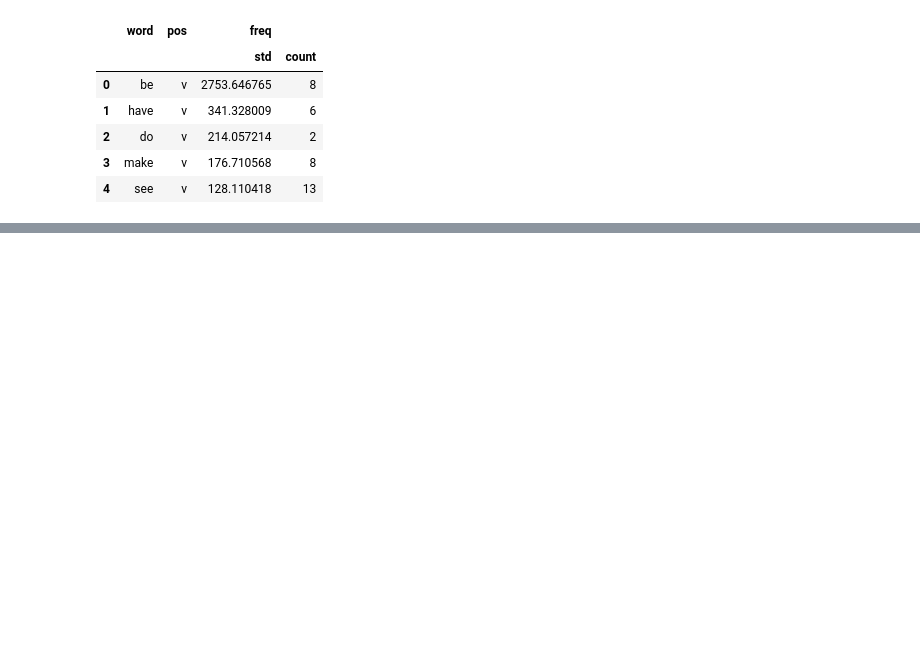
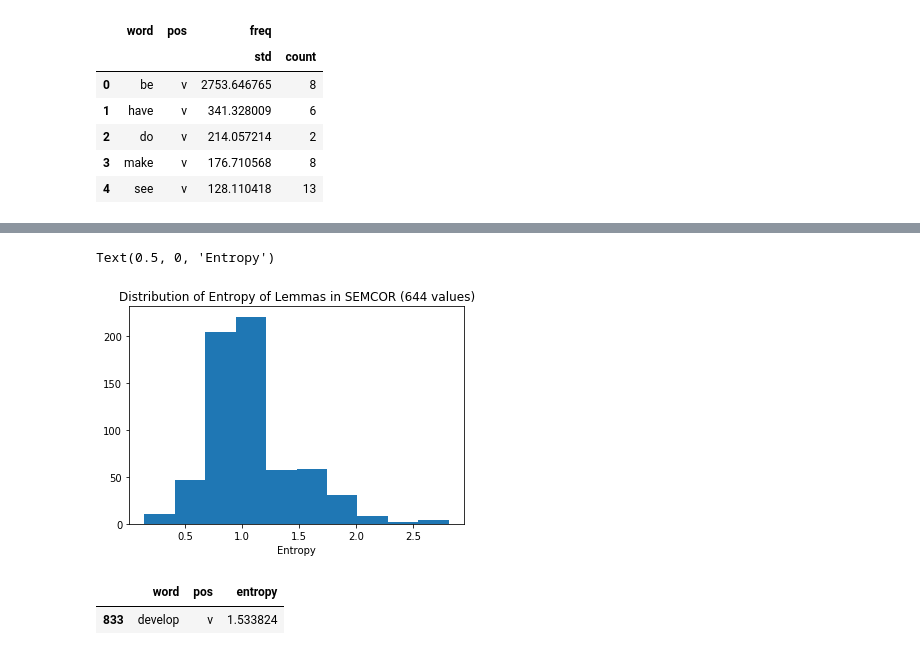
Before and after one commit to sathvikn/bert-wordsense, a Jupyter notebook: codebase/semcor_freqs.ipynb, the cells around one changed output, grey strips where cells are left out. Saved outputs shown, nothing was run; the diff lists cells and outputs as text; code cells hidden in the pictures; blank space fills up the shorter version.

Commit message:
SEMCOR entropy

```diff
--- a/codebase/semcor_freqs.ipynb
+++ b/codebase/semcor_freqs.ipynb
@@ -97,0 +123,5 @@ sparsity.to_csv('data/semcor_sparsity.csv', index = False)
+# %%
+freq_tags = semcor_tags[semcor_tags['word'].isin(above_10.index)]
+filtered_sense_freqs = freq_tags.groupby(['word', 'pos', 'sense']).agg('count').rename({'lemma': 'freq'},
+                                                                axis = 1)
+filtered_sense_freqs.sort_values('freq', ascending = False)
@@ -97,0 +143,4 @@ sparsity.to_csv('data/semcor_sparsity.csv', index = False)
+# %%
+filtered_sense_freqs = filtered_sense_freqs[filtered_sense_freqs['freq'] >= 10].reset_index()
+filtered_sense_freqs = filtered_sense_freqs[['word','pos', 'sense', 'freq']]
+filtered_sense_freqs
@@ -97,0 +206,14 @@ sparsity.to_csv('data/semcor_sparsity.csv', index = False)
+# %%
+entropy_df = []
+for w in np.unique(filtered_sense_freqs['word']):
+    word_freqs = filtered_sense_freqs[filtered_sense_freqs['word'] == w]
+    for p in np.unique(word_freqs['pos']):
+        word_pos_freqs = word_freqs[word_freqs['pos'] == p]
+        freqs = word_pos_freqs['freq']
+        dist = freqs / sum(freqs)
+        ent = stats.entropy(freqs.values, base = 2)
+        ent_dict = {'word': w, 'pos': p, 'entropy': ent}
+        entropy_df.append(ent_dict)
+# %%
+entropy_df = pd.DataFrame(entropy_df).sort_values('entropy', ascending = False)
+entropy_df
@@ -97,0 +236,13 @@ sparsity.to_csv('data/semcor_sparsity.csv', index = False)
+# %%
+entropy_df = entropy_df[entropy_df['entropy'] != 0]
+plt.hist(entropy_df['entropy'])
+plt.title("Distribution of Entropy of Lemmas in SEMCOR (644 values)")
+plt.xlabel("Entropy")
+# %% [output]
+Text(0.5, 0, 'Entropy')
+[figure, added]
+# %%
+entropy_df[entropy_df['word'] == 'develop']
+# %% [output]
+|  | word | pos | entropy |
+| 833 | develop | v | 1.533824 |
```
Also changed, not shown: parts of 19 cells of this notebook, 3 other files.
